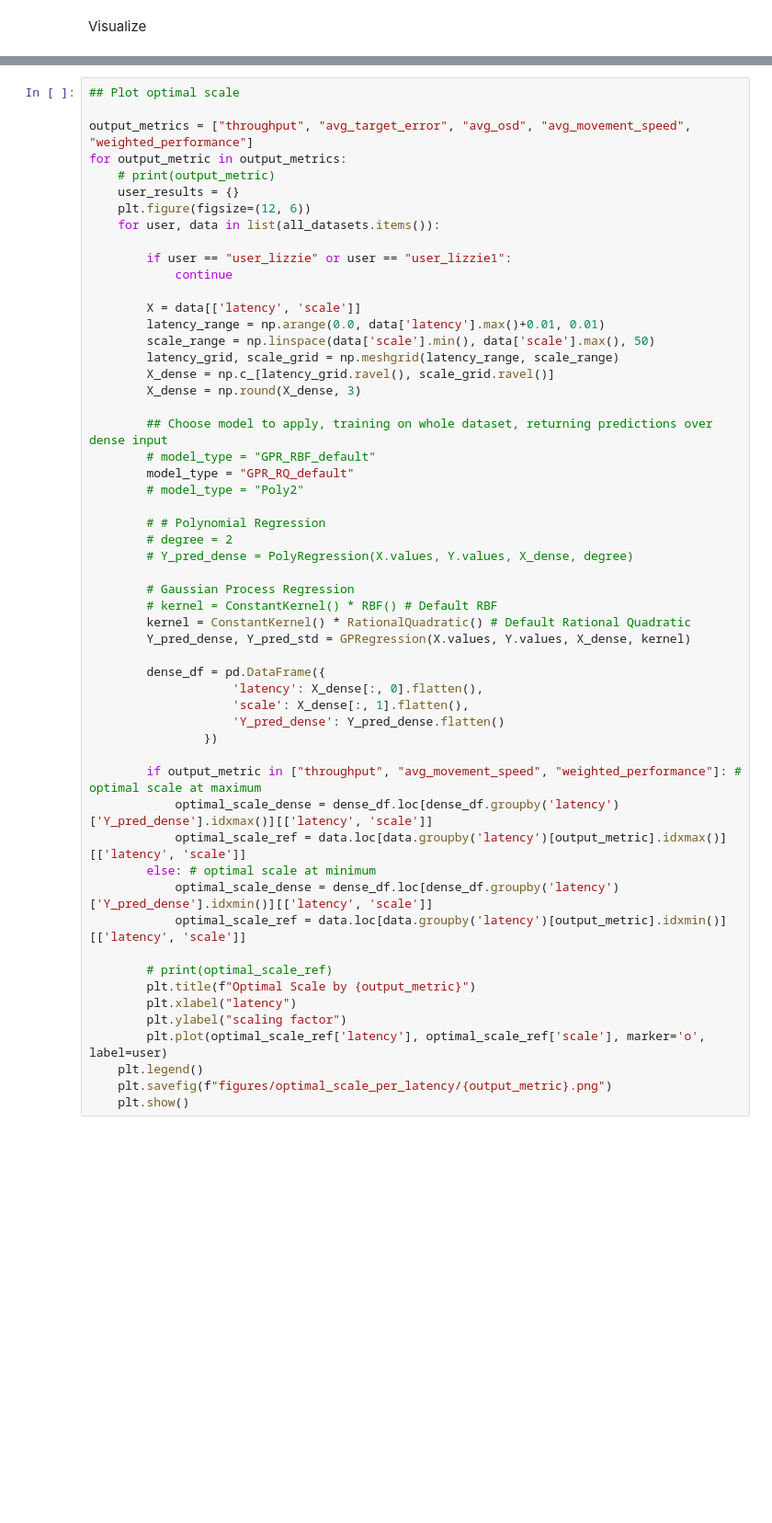
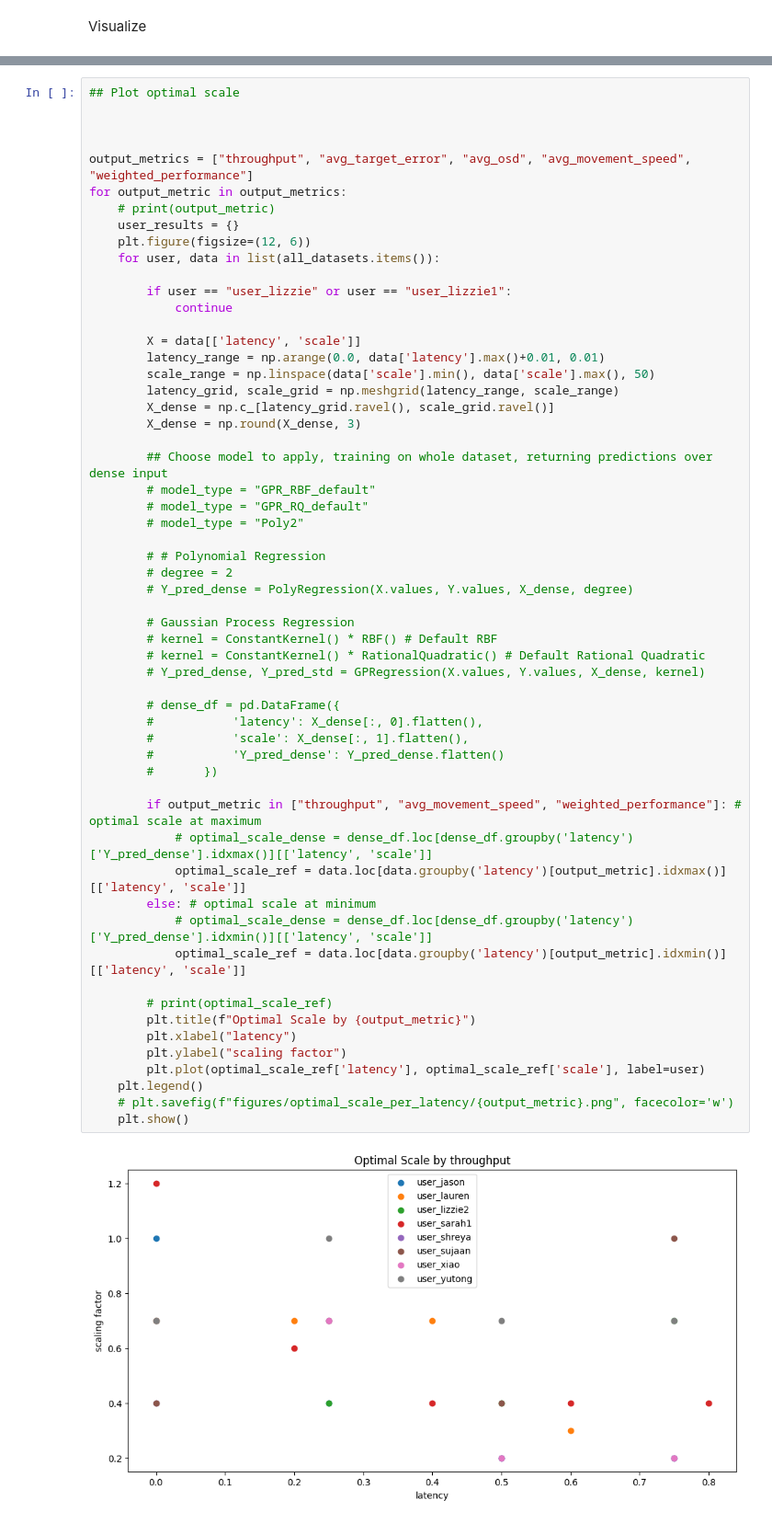
Before and after one commit to jasonkglim/MotionScaling, a Jupyter notebook: model_analysis.ipynb, the cells around one changed output, grey strips where cells are left out. Shown at 92% size. Cells and saved outputs as stored; diff of their text form; blank space fills up the shorter version.

Commit message:
updated optimal scale plots

```diff
--- a/model_analysis.ipynb
+++ b/model_analysis.ipynb
@@ -389,6 +399,8 @@ for output_metric, user_results in all_results.items():
 	plt.show()
 # %%
 ## Plot optimal scale
+
+
 
 output_metrics = ["throughput", "avg_target_error", "avg_osd", "avg_movement_speed", "weighted_performance"]
 for output_metric in output_metrics:
@@ -403,42 +415,44 @@ for output_metric in output_metrics:
 		X = data[['latency', 'scale']]
 		latency_range = np.arange(0.0, data['latency'].max()+0.01, 0.01)
 		scale_range = np.linspace(data['scale'].min(), data['scale'].max(), 50)
 		latency_grid, scale_grid = np.meshgrid(latency_range, scale_range)
 		X_dense = np.c_[latency_grid.ravel(), scale_grid.ravel()]
 		X_dense = np.round(X_dense, 3)
 
 		## Choose model to apply, training on whole dataset, returning predictions over dense input
 		# model_type = "GPR_RBF_default"
-		model_type = "GPR_RQ_default"
+		# model_type = "GPR_RQ_default"
 		# model_type = "Poly2"
 
 		# # Polynomial Regression
 		# degree = 2
 		# Y_pred_dense = PolyRegression(X.values, Y.values, X_dense, degree)
 
 		# Gaussian Process Regression
 		# kernel = ConstantKernel() * RBF() # Default RBF
-		kernel = ConstantKernel() * RationalQuadratic() # Default Rational Quadratic
-		Y_pred_dense, Y_pred_std = GPRegression(X.values, Y.values, X_dense, kernel)
+		# kernel = ConstantKernel() * RationalQuadratic() # Default Rational Quadratic
+		# Y_pred_dense, Y_pred_std = GPRegression(X.values, Y.values, X_dense, kernel)
 
-		dense_df = pd.DataFrame({
-					'latency': X_dense[:, 0].flatten(),
-					'scale': X_dense[:, 1].flatten(),
-					'Y_pred_dense': Y_pred_dense.flatten()
-				})
+		# dense_df = pd.DataFrame({
+		# 			'latency': X_dense[:, 0].flatten(),
+		# 			'scale': X_dense[:, 1].flatten(),
+		# 			'Y_pred_dense': Y_pred_dense.flatten()
+		# 		})
 
 		if output_metric in ["throughput", "avg_movement_speed", "weighted_performance"]: # optimal scale at maximum
-			optimal_scale_dense = dense_df.loc[dense_df.groupby('latency')['Y_pred_dense'].idxmax()][['latency', 'scale']]
+			# optimal_scale_dense = dense_df.loc[dense_df.groupby('latency')['Y_pred_dense'].idxmax()][['latency', 'scale']]
 			optimal_scale_ref = data.loc[data.groupby('latency')[output_metric].idxmax()][['latency', 'scale']]
 		else: # optimal scale at minimum
-			optimal_scale_dense = dense_df.loc[dense_df.groupby('latency')['Y_pred_dense'].idxmin()][['latency', 'scale']]
+			# optimal_scale_dense = dense_df.loc[dense_df.groupby('latency')['Y_pred_dense'].idxmin()][['latency', 'scale']]
 			optimal_scale_ref = data.loc[data.groupby('latency')[output_metric].idxmin()][['latency', 'scale']]
 
 		# print(optimal_scale_ref)
 		plt.title(f"Optimal Scale by {output_metric}")
 		plt.xlabel("latency")
 		plt.ylabel("scaling factor")
-		plt.plot(optimal_scale_ref['latency'], optimal_scale_ref['scale'], marker='o', label=user)
+		plt.plot(optimal_scale_ref['latency'], optimal_scale_ref['scale'], label=user)
 	plt.legend()
-	plt.savefig(f"figures/optimal_scale_per_latency/{output_metric}.png")
+	# plt.savefig(f"figures/optimal_scale_per_latency/{output_metric}.png", facecolor='w')
 	plt.show()
+# %% [output]
+[figure, added]
```
Also changed, not shown: parts of 2 cells of this notebook, 5 other files.
